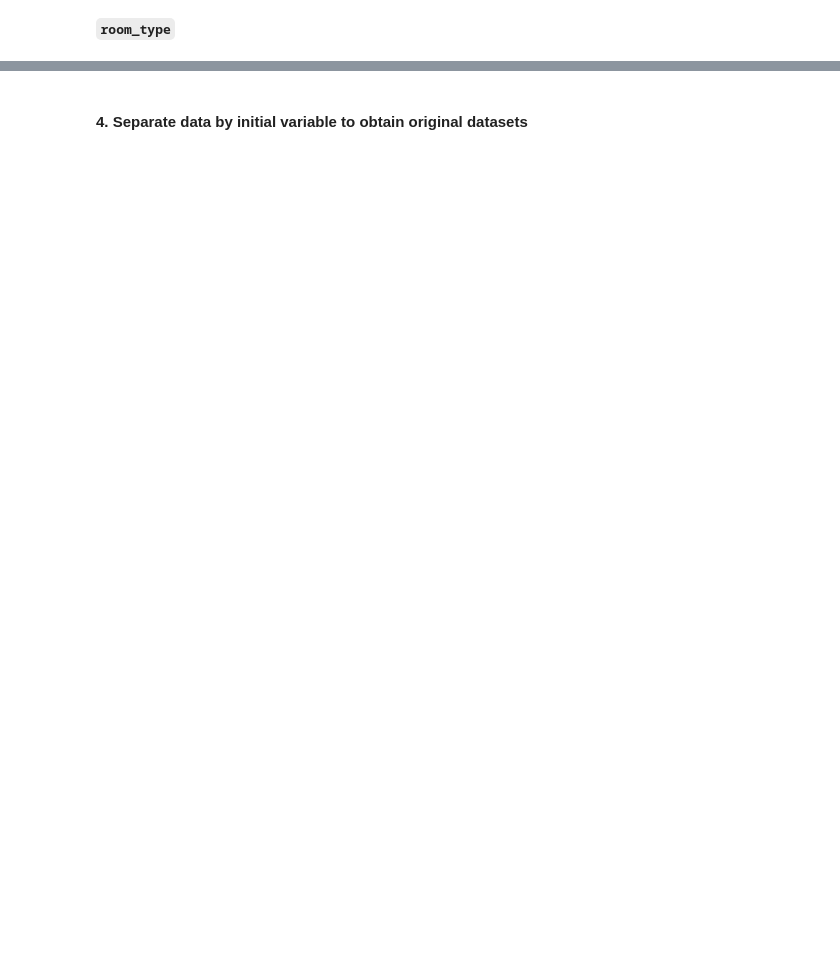
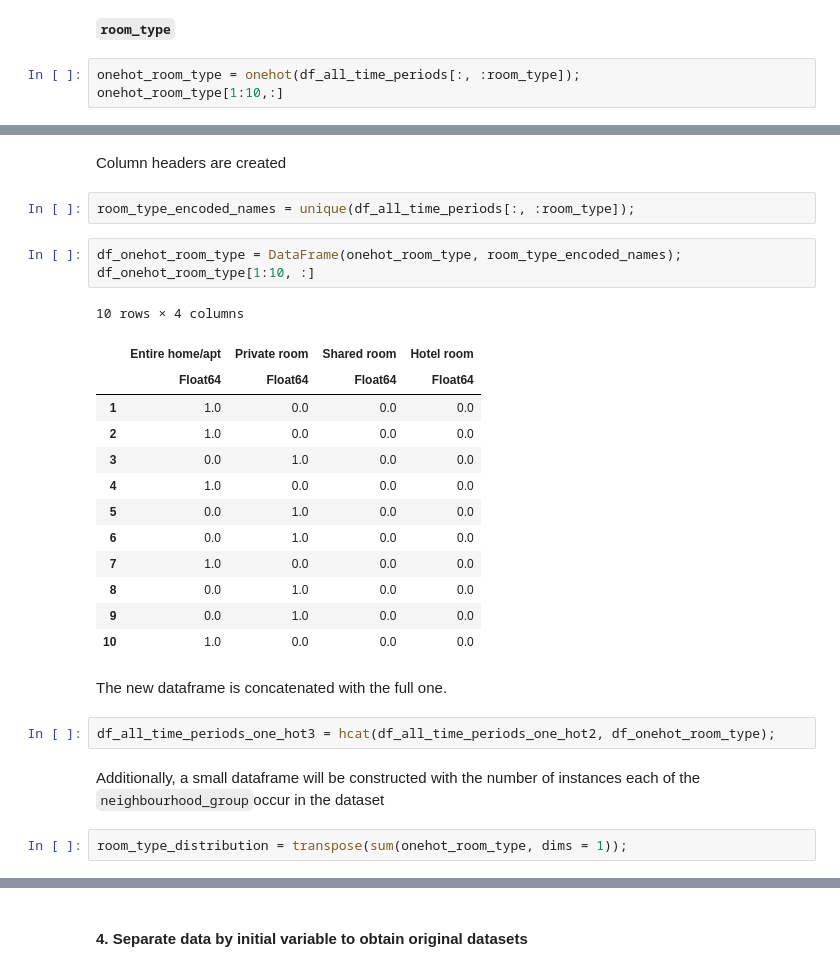
Before and after one commit to noriolg/ORIE4741_project, a Jupyter notebook: Data Mining and Cleaning.ipynb, the cells around one changed output, grey strips where cells are left out. Saved outputs shown, nothing was run; the diff lists cells and outputs as text; blank space fills up the shorter version.

```diff
--- a/Data Mining and Cleaning.ipynb
+++ b/Data Mining and Cleaning.ipynb
@@ -713,2 +864,5 @@ manyhot (generic function with 2 methods)
 # %% [markdown]
 **`room_type`**
+# %%
+onehot_room_type = onehot(df_all_time_periods[:, :room_type]);
+onehot_room_type[1:10,:]
@@ -714,0 +881,29 @@ manyhot (generic function with 2 methods)
+# %% [markdown]
+Column headers are created
+# %%
+room_type_encoded_names = unique(df_all_time_periods[:, :room_type]);
+# %%
+df_onehot_room_type = DataFrame(onehot_room_type, room_type_encoded_names);
+df_onehot_room_type[1:10, :]
+# %% [output]
+10 rows × 4 columns
+|  | Entire home/apt | Private room | Shared room | Hotel room |
+|  | Float64 | Float64 | Float64 | Float64 |
+| 1 | 1.0 | 0.0 | 0.0 | 0.0 |
+| 2 | 1.0 | 0.0 | 0.0 | 0.0 |
+| 3 | 0.0 | 1.0 | 0.0 | 0.0 |
+| 4 | 1.0 | 0.0 | 0.0 | 0.0 |
+| 5 | 0.0 | 1.0 | 0.0 | 0.0 |
+| 6 | 0.0 | 1.0 | 0.0 | 0.0 |
+| 7 | 1.0 | 0.0 | 0.0 | 0.0 |
+| 8 | 0.0 | 1.0 | 0.0 | 0.0 |
+| 9 | 0.0 | 1.0 | 0.0 | 0.0 |
+| 10 | 1.0 | 0.0 | 0.0 | 0.0 |
+# %% [markdown]
+The new dataframe is concatenated with the full one.
+# %%
+df_all_time_periods_one_hot3 = hcat(df_all_time_periods_one_hot2, df_onehot_room_type);
+# %% [markdown]
+Additionally, a small dataframe will be constructed with the number of instances each of the `neighbourhood_group`occur in the dataset
+# %%
+room_type_distribution = transpose(sum(onehot_room_type, dims = 1));
```
Also changed, not shown: parts of 58 cells of this notebook.
